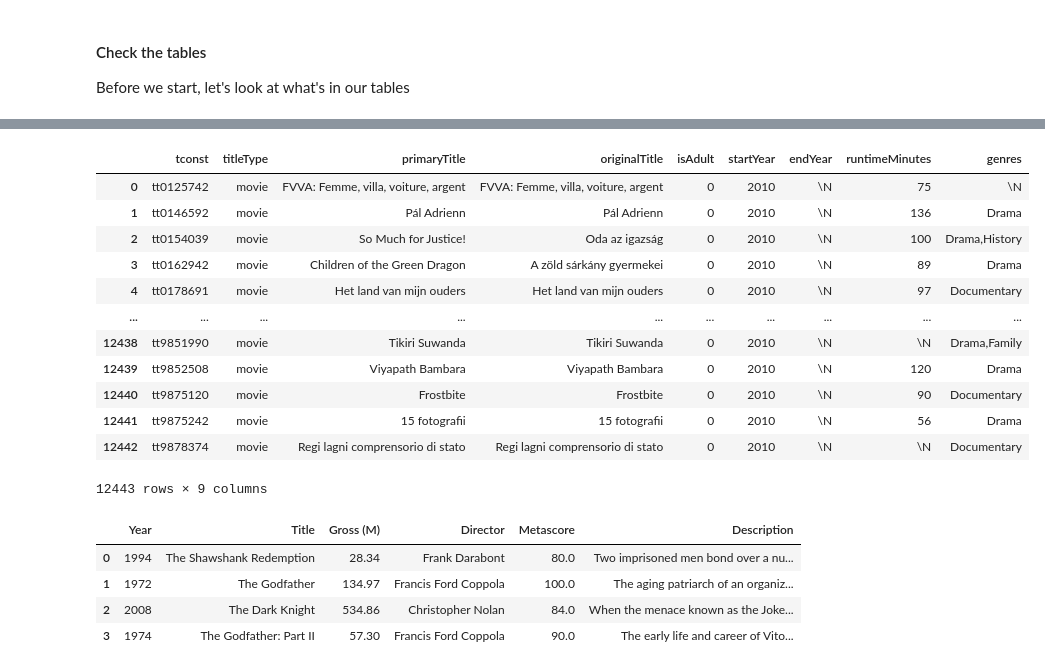
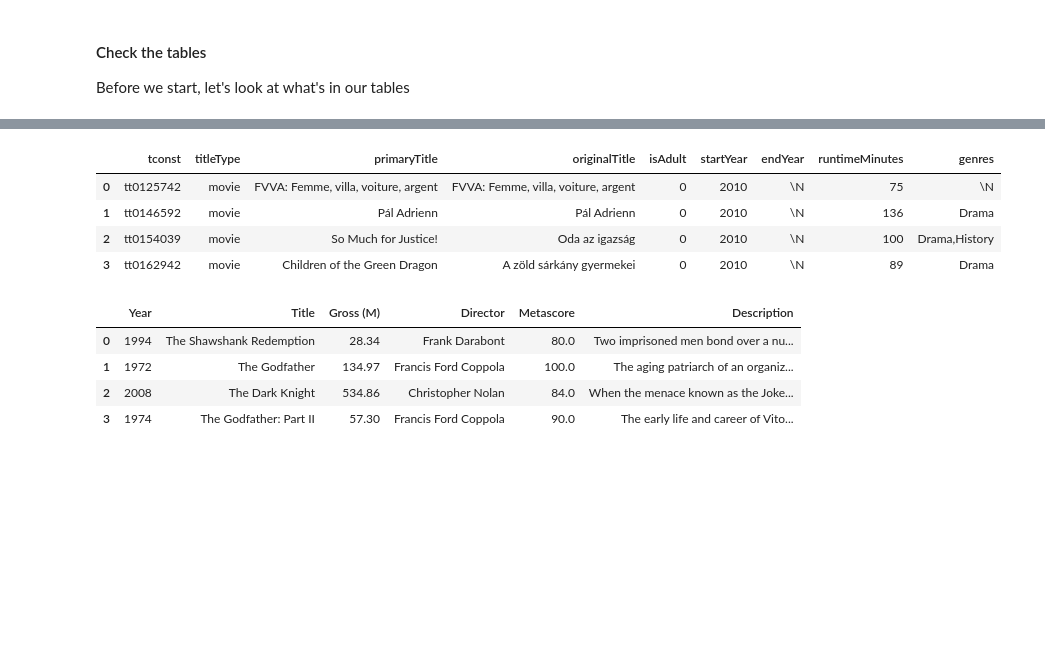
Before and after one commit to giomhern/data119, a Jupyter notebook: homeworks/hw7.ipynb, the cells around one changed output, grey strips where cells are left out. Saved outputs shown, nothing was run; the diff lists cells and outputs as text; code cells hidden in the pictures; blank space fills up the shorter version.

```diff
--- a/homeworks/hw7.ipynb
+++ b/homeworks/hw7.ipynb
@@ -108,20 +106,12 @@ query("SELECT  name  FROM  sqlite_master WHERE type='table'")
 # %%
 # query the SQL engine for the first 4 lines of titles
-query("select * from titles")
+query("select * from titles limit 4")
 # %% [output]
 |  | tconst | titleType | primaryTitle | originalTitle | isAdult | startYear | endYear | runtimeMinutes | genres |
 | 0 | tt0125742 | movie | FVVA: Femme, villa, voiture, argent | FVVA: Femme, villa, voiture, argent | 0 | 2010 | \N | 75 | \N |
 | 1 | tt0146592 | movie | Pál Adrienn | Pál Adrienn | 0 | 2010 | \N | 136 | Drama |
 | 2 | tt0154039 | movie | So Much for Justice! | Oda az igazság | 0 | 2010 | \N | 100 | Drama,History |
 | 3 | tt0162942 | movie | Children of the Green Dragon | A zöld sárkány gyermekei | 0 | 2010 | \N | 89 | Drama |
-| 4 | tt0178691 | movie | Het land van mijn ouders | Het land van mijn ouders | 0 | 2010 | \N | 97 | Documentary |
-| ... | ... | ... | ... | ... | ... | ... | ... | ... | ... |
-| 12438 | tt9851990 | movie | Tikiri Suwanda | Tikiri Suwanda | 0 | 2010 | \N | \N | Drama,Family |
-| 12439 | tt9852508 | movie | Viyapath Bambara | Viyapath Bambara | 0 | 2010 | \N | 120 | Drama |
-| 12440 | tt9875120 | movie | Frostbite | Frostbite | 0 | 2010 | \N | 90 | Documentary |
-| 12441 | tt9875242 | movie | 15 fotografii | 15 fotografii | 0 | 2010 | \N | 56 | Drama |
-| 12442 | tt9878374 | movie | Regi lagni comprensorio di stato | Regi lagni comprensorio di stato | 0 | 2010 | \N | \N | Documentary |
-12443 rows × 9 columns
 # %%
 # query the SQL engine for the first 4 lines of imdb
 query("select * from imdb limit 4")
```
Also changed, not shown: parts of 6 cells of this notebook.
